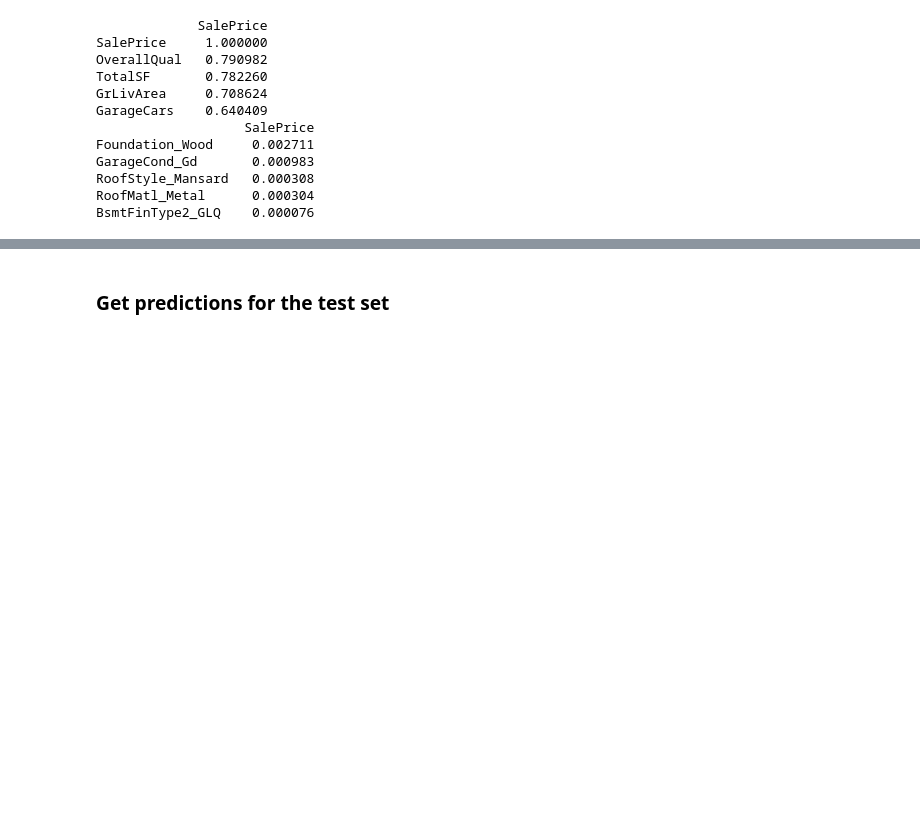
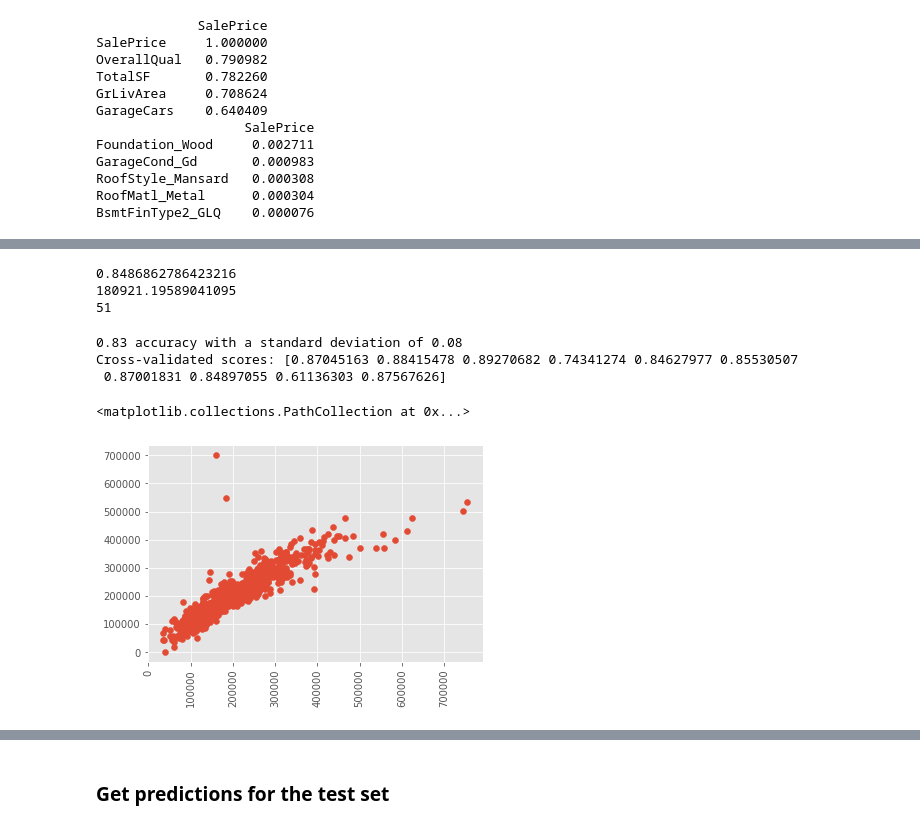
Before and after one commit to cgoeser1/MSDS422_course_assignments, a Jupyter notebook: AmesHousing(2021OCT10).ipynb, the cells around one changed output, grey strips where cells are left out. Cells and saved outputs as stored; diff of their text form; code cells hidden in the pictures; blank space fills up the shorter version.

```diff
--- a/AmesHousing(2021OCT10).ipynb
+++ b/AmesHousing(2021OCT10).ipynb
@@ -846,0 +847,37 @@ print(len(lin_reg.coef_))
+# %%
+# Using sklearn linear regression module:
+
+## Build the model
+from sklearn.linear_model import LinearRegression
+lin_reg = LinearRegression()
+est = lin_reg.fit(X_keep, y)
+print(est.score(X_keep, y))
+
+#est2 = lin_reg.fit(X_test_keep, y_test)
+#print(est2.score(X_test_keep, y_test))
+
+print(lin_reg.intercept_)
+print(len(lin_reg.coef_))
+# %% [output]
+0.8486862786423216
+180921.19589041095
+51
+# %%
+from sklearn.model_selection import cross_val_score, cross_val_predict
+from sklearn import metrics
+
+scores = cross_val_score(est, X_keep, y, cv=10).astype('float')
+print("%0.2f accuracy with a standard deviation of %0.2f" % (scores.mean(), scores.std()))
+print(f"Cross-validated scores: {scores}")
+# %% [output]
+0.83 accuracy with a standard deviation of 0.08
+Cross-validated scores: [0.87045163 0.88415478 0.89270682 0.74341274 0.84627977 0.85530507
+ 0.87001831 0.84897055 0.61136303 0.87567626]
+# %%
+# Make cross validated predictions
+predictions = cross_val_predict(est, X_keep, y, cv=10)
+plt.xticks(rotation = 90)
+plt.scatter(y, predictions)
+# %% [output]
+<matplotlib.collections.PathCollection at 0x...>
+[figure, added]
```
Also changed, not shown: parts of 17 cells of this notebook.
